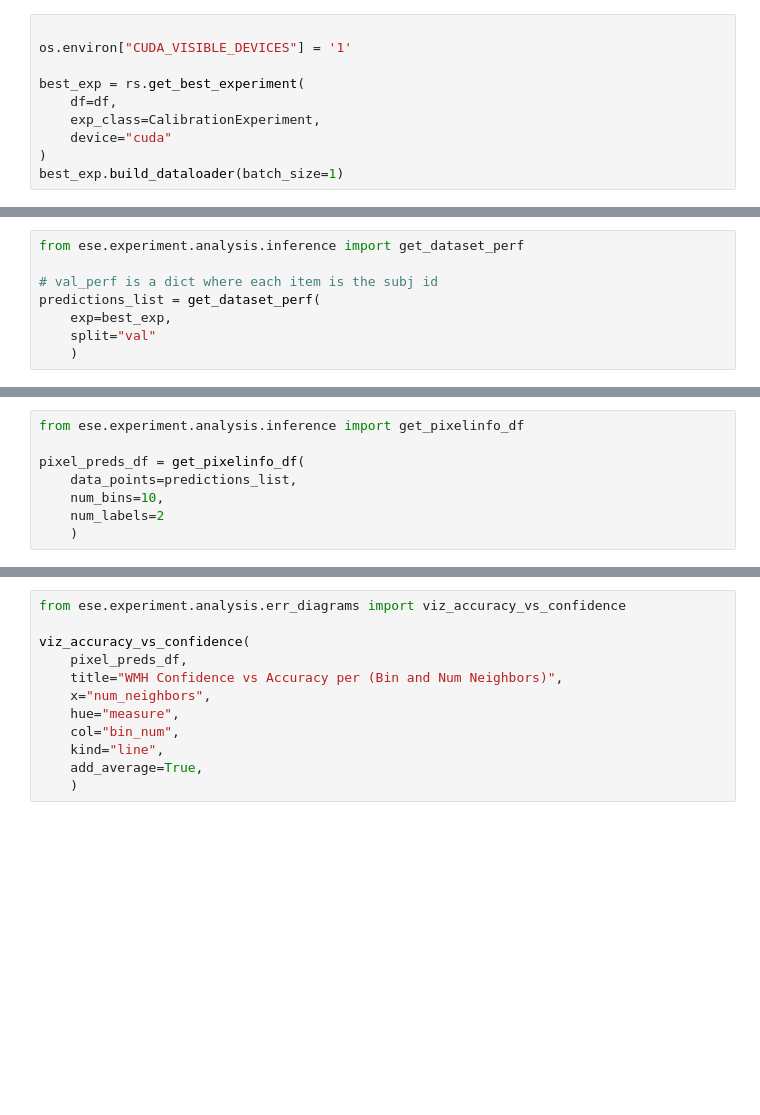
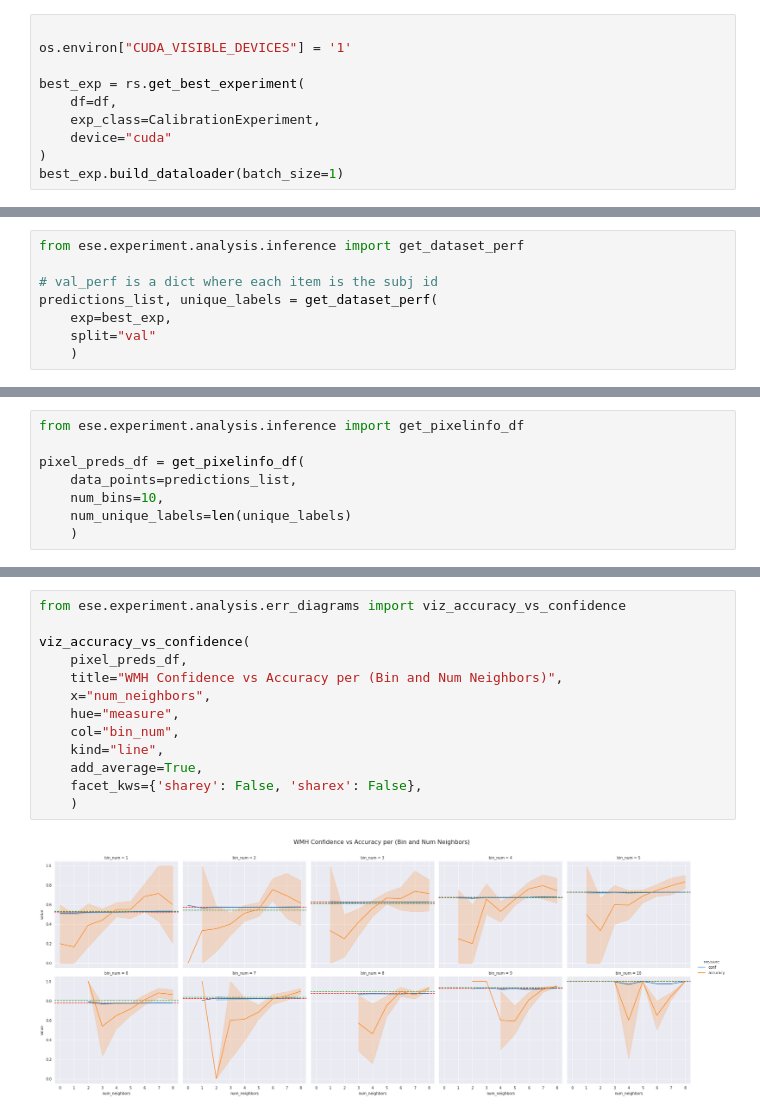
Before and after one commit to VictorButoi/ESE, a Jupyter notebook: notebooks/err_analysis/Err_WMH.ipynb, the cells around one changed output, grey strips where cells are left out. Drawn from its saved outputs; the diff is of its cells as text; blank space fills up the shorter version.

```diff
--- a/notebooks/err_analysis/Err_WMH.ipynb
+++ b/notebooks/err_analysis/Err_WMH.ipynb
@@ -48,7 +50,7 @@ best_exp.vis_loss_curves(height=6)
 from ese.experiment.analysis.inference import get_dataset_perf
 
 # val_perf is a dict where each item is the subj id
-predictions_list = get_dataset_perf(
+predictions_list, unique_labels = get_dataset_perf(
     exp=best_exp,
     split="val"
     )
@@ -60,7 +64,7 @@ from ese.experiment.analysis.inference import get_pixelinfo_df
 pixel_preds_df = get_pixelinfo_df(
     data_points=predictions_list,
     num_bins=10,
-    num_labels=2
+    num_unique_labels=len(unique_labels)
     )
 # %%
 from ese.experiment.analysis.err_diagrams import viz_accuracy_vs_confidence
@@ -101,15 +111,18 @@ viz_accuracy_vs_confidence(
 # %%
 from ese.experiment.analysis.err_diagrams import viz_accuracy_vs_confidence
 
 viz_accuracy_vs_confidence(
     pixel_preds_df,
     title="WMH Confidence vs Accuracy per (Bin and Num Neighbors)",
     x="num_neighbors",
     hue="measure",
     col="bin_num",
     kind="line",
     add_average=True,
+    facet_kws={'sharey': False, 'sharex': False},
     )
+# %% [output]
+[figure, added]
 # %%
 from ese.experiment.analysis.err_diagrams import viz_accuracy_vs_confidence
 
```
Also changed, not shown: parts of 7 cells of this notebook, 4 other files.
